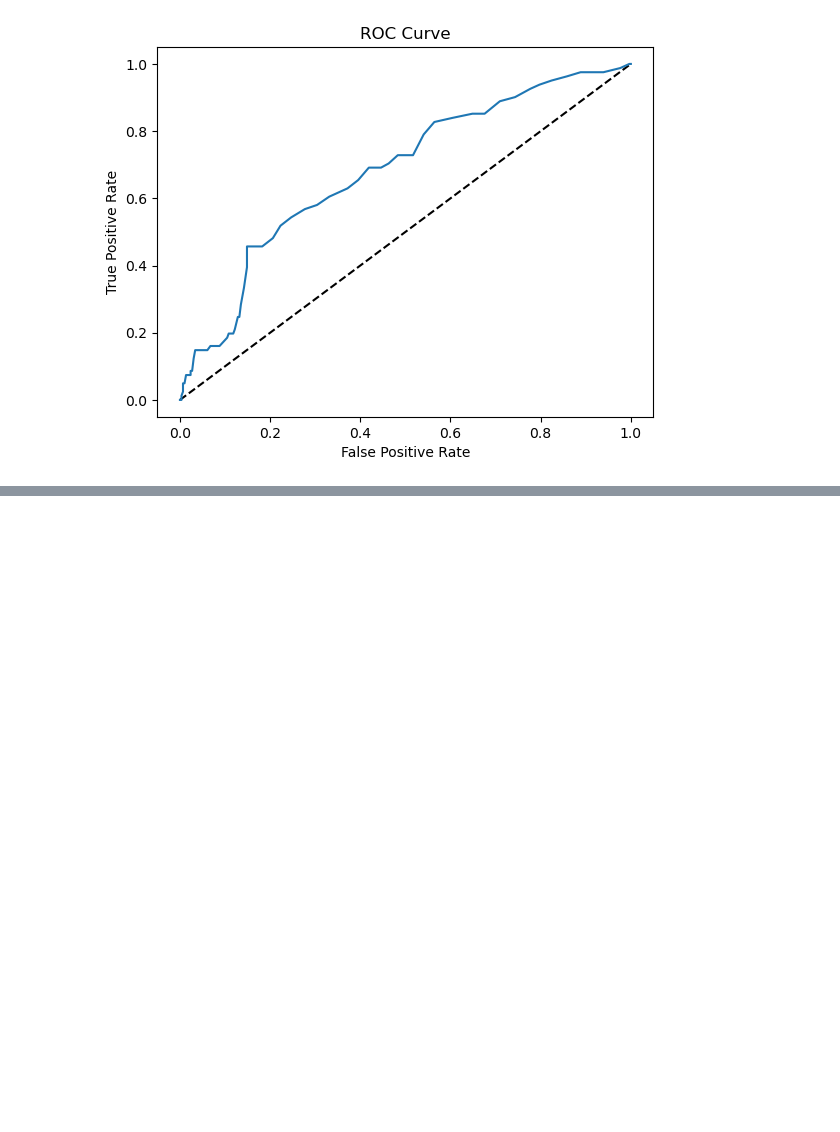
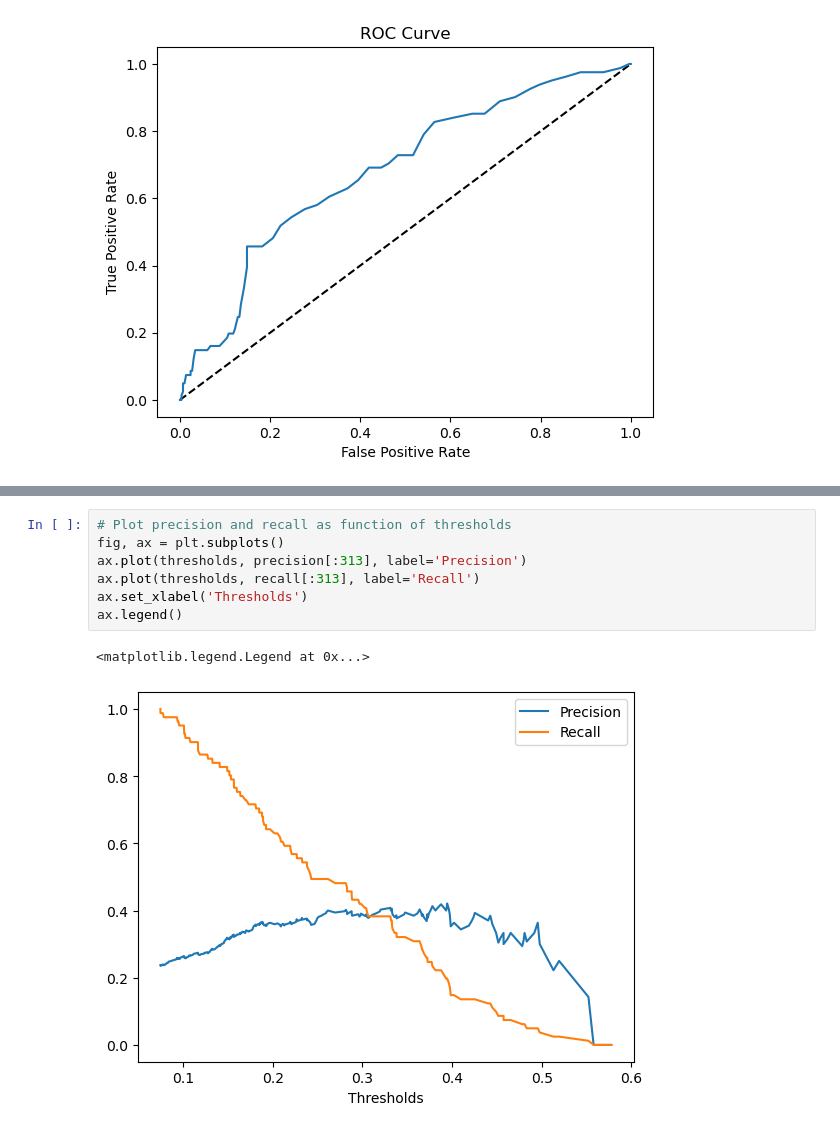
Before and after one commit to thanhn1/Capstone-Two, a Jupyter notebook: Notebooks/Step5_modeling.ipynb, the cells around one changed output, grey strips where cells are left out. Drawn from its saved outputs; the diff is of its cells as text; blank space fills up the shorter version.

```diff
--- a/Notebooks/Step5_modeling.ipynb
+++ b/Notebooks/Step5_modeling.ipynb
@@ -221,0 +1009,10 @@ When evaluating new model, probably good idea to delete all model and parameters
+# %%
+# Plot precision and recall as function of thresholds
+fig, ax = plt.subplots()
+ax.plot(thresholds, precision[:313], label='Precision')
+ax.plot(thresholds, recall[:313], label='Recall')
+ax.set_xlabel('Thresholds')
+ax.legend()
+# %% [output]
+<matplotlib.legend.Legend at 0x...>
+[figure, added]
```
Also changed, not shown: parts of 149 cells of this notebook, 1 other file.
